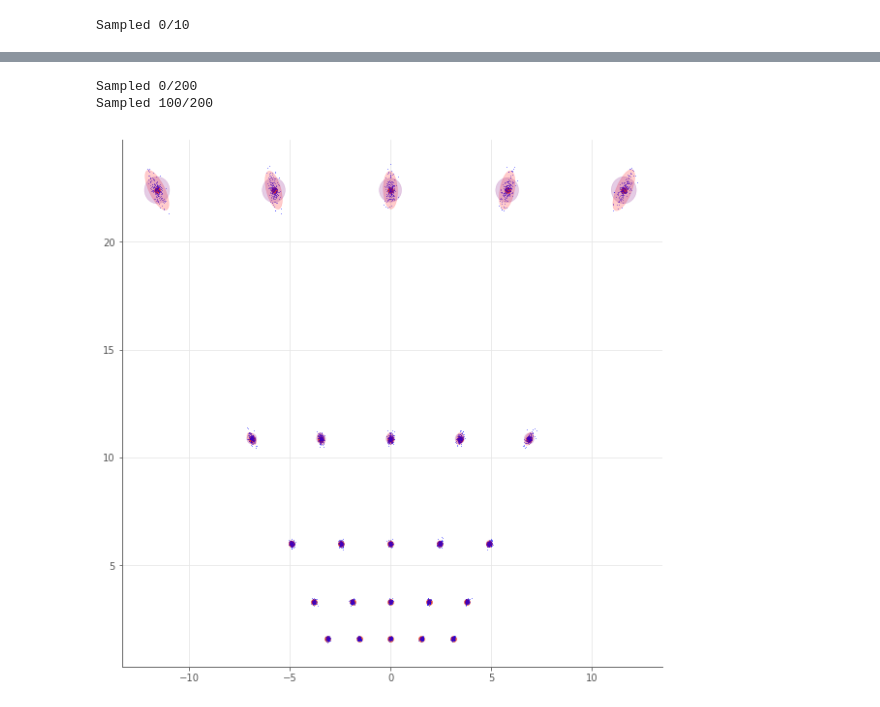
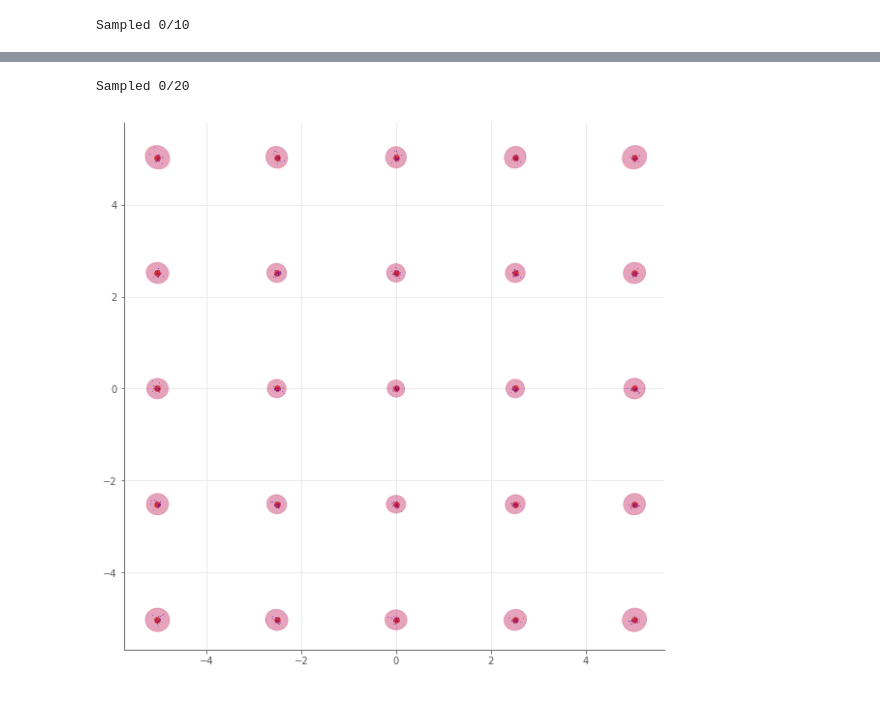
Before and after one commit to flyingsilverfin/AV-Camera-Placement, a Jupyter notebook: evaluation/camera/model_validity/Camera Error Model Evaluation.ipynb, the cells around one changed output, grey strips where cells are left out. Cells and saved outputs as stored; diff of their text form; code cells hidden in the pictures.

Commit message:
redoing camear error for ellipses properly

```diff
--- a/evaluation/camera/model_validity/Camera Error Model Evaluation.ipynb
+++ b/evaluation/camera/model_validity/Camera Error Model Evaluation.ipynb
@@ -1123,9 +1105,9 @@ def do_world_points_eval(start_position,
     # then project each world point into biased camera, and reproject pixel through real camera
     # to obtain a world position estimate
 
-    height_min, height_max = 6.0, 9.0
-    x_min, x_max = start_position[0] - 1.5, start_position[0] + 1.5
-    y_min, y_max = start_position[1] - 1.5, start_position[0] + 1.5
+    height_min, height_max = 6.0, 7.0
+    x_min, x_max = start_position[0] - 0.5, start_position[0] + 0.5
+    y_min, y_max = start_position[1] - 0.5, start_position[0] + 0.5
     pitch_min, pitch_max = 31.0, 90.0
     yaw_min, yaw_max = start_yaw_deg - 60.0, start_yaw_deg + 60.0
 
@@ -1327,15 +1306,15 @@ Sampled 0/100
 (world_points, world_pt_error_radius,
  calculated_centers,  predicted_error_radius,
  major_minor_axes, directions) = do_world_points_eval(np.array([0,0,6.0]),
-            start_pitch_deg=45,
+            start_pitch_deg=90,
             start_yaw_deg=90.0,
             grid_size=(4,4),
             stddev_pos=0.03/2.0,
             stddev_orient_deg=0.5/2,
             alg_error=4.0,
             camera_res=(400,400),
-            camera_fov=(60.0, 60.0),
-            n_camera_instances=200,
+            camera_fov=(80.0, 80.0),
+            n_camera_instances=20,
             verbose=False)
 wps = np.array(world_points)
 fig = plt.figure(figsize=(10,10))
@@ -1350,40 +1329,38 @@ for i, est in enumerate(calculated_centers):
     ax.scatter(*xys, color="blue", s=1, marker='.', alpha=0.5)
 #     print("world point: {0}".format(wps[i]))
     errors = np.linalg.norm(wps[i] - est, axis=0)
     all_errors.append(errors)
     r = world_pt_error_radius[i]
 
-    error_area = 2*np.pi*r**2
+    error_area =np.pi*r**2
     maj_minors = np.array(major_minor_axes[i])
     major_axis, minor_axis = np.mean(maj_minors, axis=0) # just use mean for now...
     ratio = minor_axis/major_axis
     # use major/minor axis ratio to divvy up the area
     # area ellipse = pi*a*b, half major/minor axes
     # ratio = minor/major
     # => area = pi*a*a*ratio
     # => major_length = sqrt(area/(ratio*pi))
     major = np.sqrt(error_area/(ratio*np.pi))
     minor = error_area/(np.pi*major)
 
     # get angle to orient at next
     direction_vec = directions[i][0]
 
     angle = np.arctan2(direction_vec[1], direction_vec[0])
-    adjustment = np.sqrt(2.0)
-    el = Ellipse(wps[i, :2], major/adjustment, minor/adjustment, angle=np.rad2deg(angle))
+    el = Ellipse(wps[i, :2], 2*major, 2*minor, angle=np.rad2deg(angle))
     el.set_color('red')
     el.set_alpha(0.2)
     ax.add_artist(el)
 
     # old radius based approach
-    el = Ellipse(wps[i, :2], r, r, 0.0)
+    el = Ellipse(wps[i, :2], 2*r, 2*r, 0.0)
     el.set_color('purple')
     el.set_alpha(0.2)
     ax.add_artist(el)
 # %% [output]
-Sampled 0/200
-Sampled 100/200
+Sampled 0/20
-[figure, old version]
+[figure, new version]
 # %%
 (world_points, world_pt_error_radius,
  calculated_centers,  predicted_error_radius,
```
Also changed, not shown: parts of 29 cells of this notebook.
